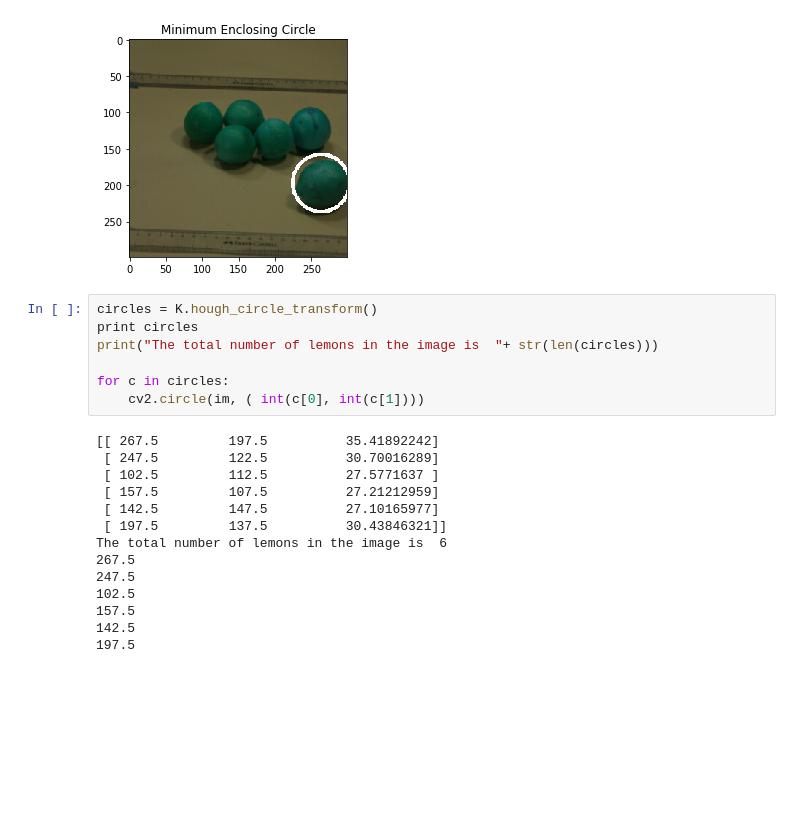
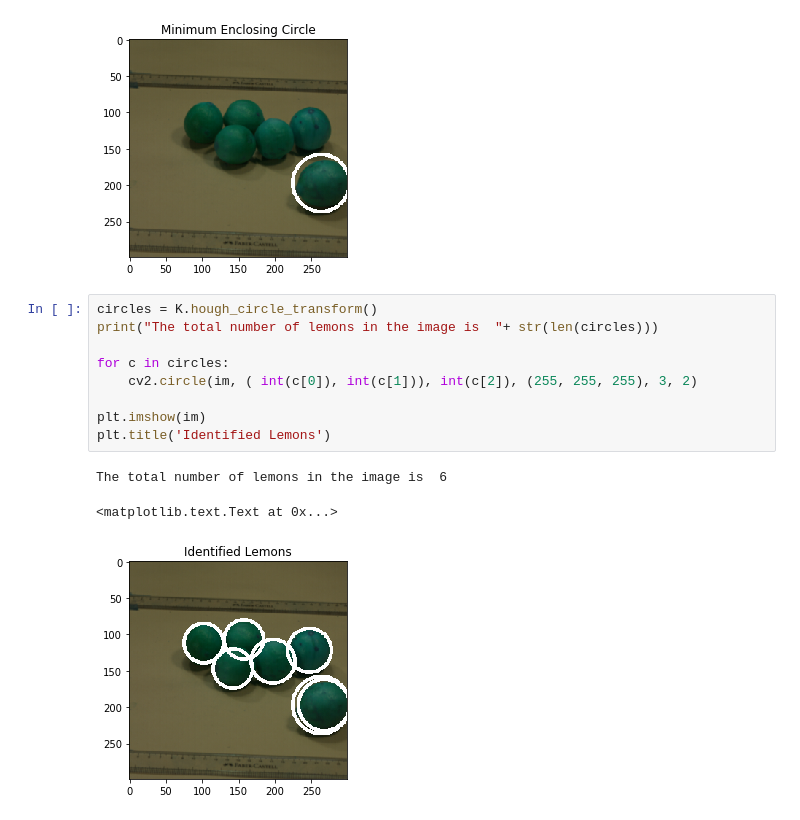
Before and after one commit to surajpaib/OpenCV, a Jupyter notebook: lemonrecog.ipynb, the cells around one changed output. Cells and saved outputs as stored; diff of their text form; blank space fills up the shorter version.

```diff
--- a/lemonrecog.ipynb
+++ b/lemonrecog.ipynb
@@ -25,22 +26,14 @@ plt.title('Minimum Enclosing Circle')
 [figure]
 # %%
 circles = K.hough_circle_transform()
-print circles
 print("The total number of lemons in the image is  "+ str(len(circles)))
 
 for c in circles:
-    cv2.circle(im, ( int(c[0], int(c[1])))
+    cv2.circle(im, ( int(c[0]), int(c[1])), int(c[2]), (255, 255, 255), 3, 2)
+
+plt.imshow(im)
+plt.title('Identified Lemons')
 # %% [output]
-[[ 267.5         197.5          35.41892242]
- [ 247.5         122.5          30.70016289]
- [ 102.5         112.5          27.5771637 ]
- [ 157.5         107.5          27.21212959]
- [ 142.5         147.5          27.10165977]
- [ 197.5         137.5          30.43846321]]
 The total number of lemons in the image is  6
-267.5
-247.5
-102.5
-157.5
-142.5
-197.5
+<matplotlib.text.Text at 0x...>
+[figure, added]
```
Also changed, not shown: parts of 2 cells of this notebook.
